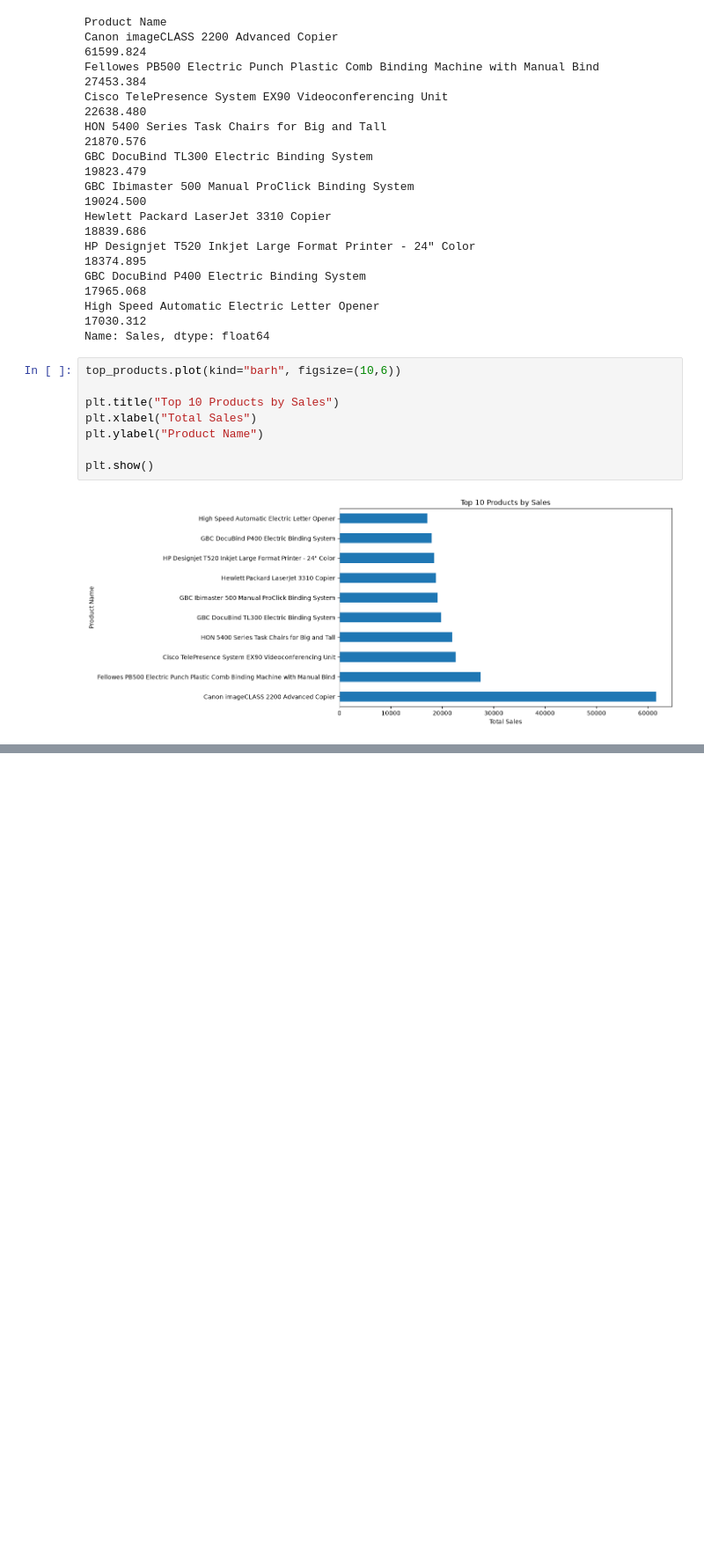
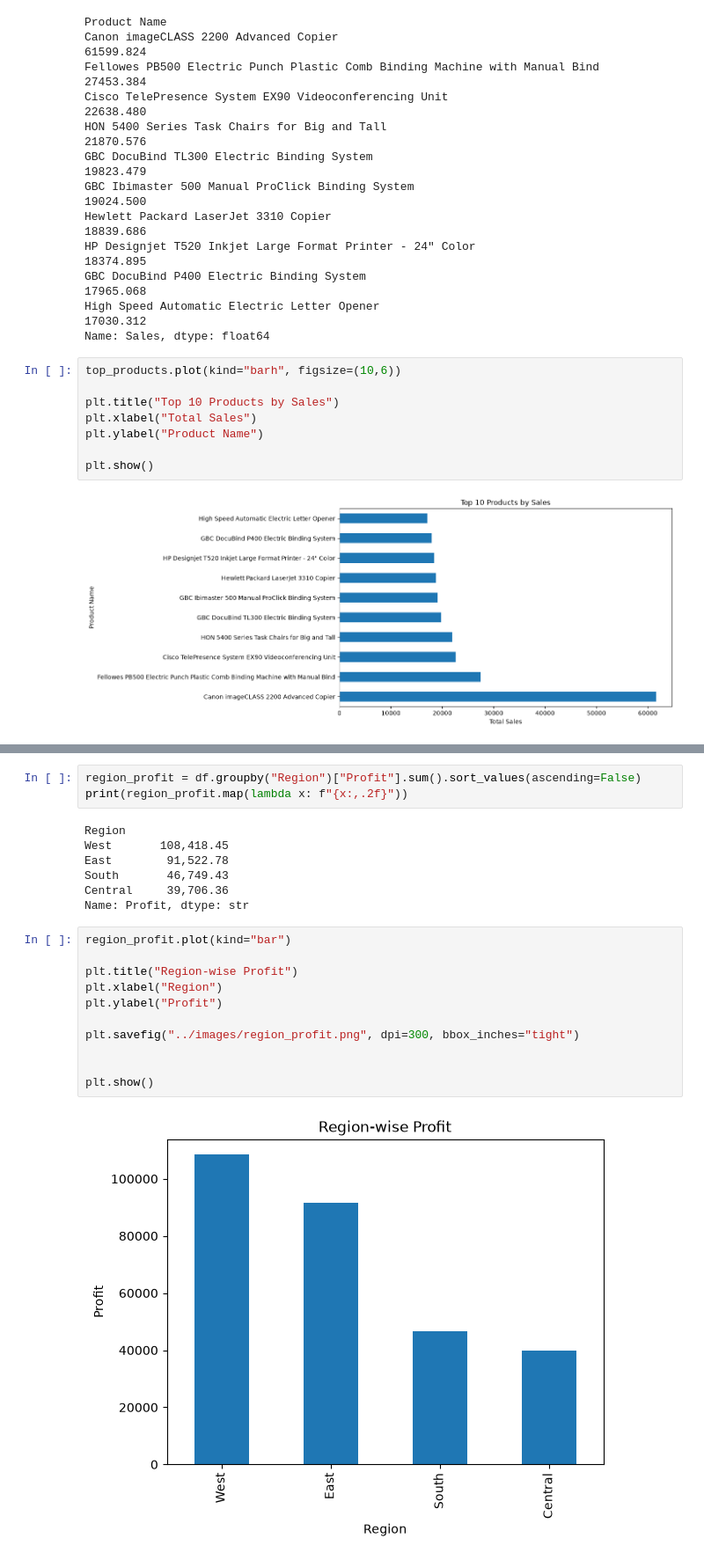
Before and after one commit to Veda-Vardhan-07/amazon-sales-analysis, a Jupyter notebook: notebooks/amazon_sales_analysis.ipynb, the cells around one changed output, grey strips where cells are left out. Shown at 88% size. Drawn from its saved outputs; the diff is of its cells as text; blank space fills up the shorter version.

```diff
--- a/notebooks/amazon_sales_analysis.ipynb
+++ b/notebooks/amazon_sales_analysis.ipynb
@@ -299,0 +411,23 @@ plt.show()
+# %%
+region_profit = df.groupby("Region")["Profit"].sum().sort_values(ascending=False)
+print(region_profit.map(lambda x: f"{x:,.2f}"))
+# %% [output]
+Region
+West       108,418.45
+East        91,522.78
+South       46,749.43
+Central     39,706.36
+Name: Profit, dtype: str
+# %%
+region_profit.plot(kind="bar")
+
+plt.title("Region-wise Profit")
+plt.xlabel("Region")
+plt.ylabel("Profit")
+
+plt.savefig("../images/region_profit.png", dpi=300, bbox_inches="tight")
+
+
+plt.show()
+# %% [output]
+[figure, added]
```
Also changed, not shown: parts of 36 cells of this notebook, 12 other files.
